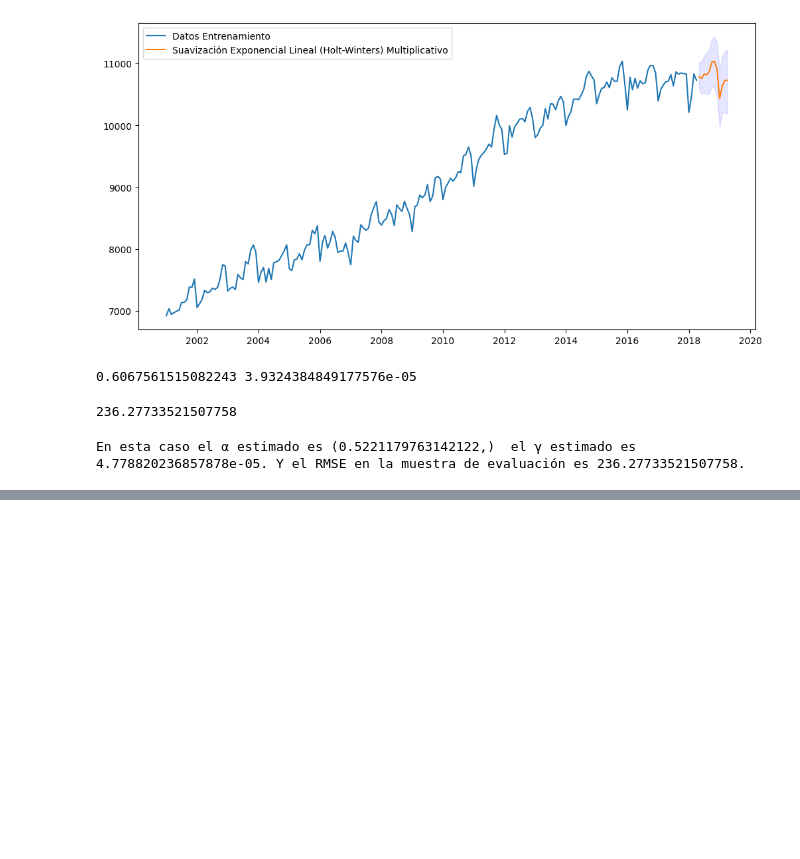
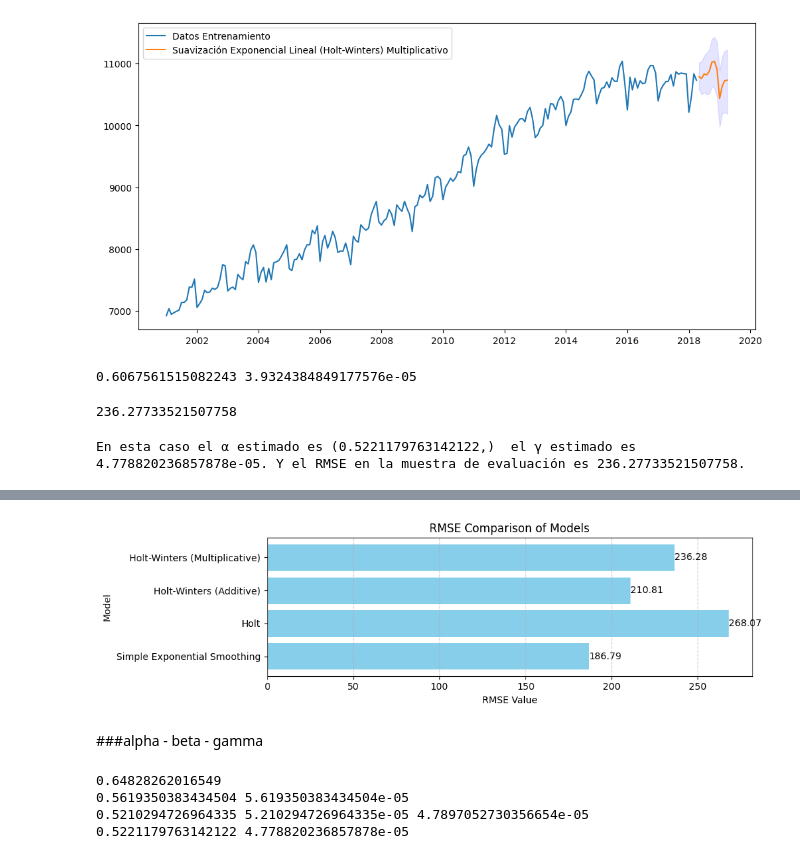
Before and after one commit to cam2149/MachineLearningIII, a Jupyter notebook: fundamentos_de_analítica_ejercicio1.ipynb, the cells around one changed output, grey strips where cells are left out. Cells and saved outputs as stored; diff of their text form; code cells hidden in the pictures; blank space fills up the shorter version.

```diff
--- a/fundamentos_de_analítica_ejercicio1.ipynb
+++ b/fundamentos_de_analítica_ejercicio1.ipynb
@@ -430,0 +451,7 @@ En esta caso el α estimado es (0.5221179763142122,)  el γ estimado es 4.778820
+# %%
+rmse_data = {
+    'Model': ['Simple Exponential Smoothing', 'Holt' ,'Holt-Winters (Additive)',  'Holt-Winters (Multiplicative)'],
+    'RMSE': [ses_rmse,rmse_holt, rmse_hw_add, rmse_hwinter_mul]
+}
+rmse_df = pd.DataFrame(rmse_data)
+rmse_df
@@ -430,0 +464,27 @@ En esta caso el α estimado es (0.5221179763142122,)  el γ estimado es 4.778820
+# %%
+# Horizontal bar plot
+plt.figure(figsize=(10, 3))
+plt.barh(rmse_df['Model'], rmse_df['RMSE'], color='skyblue')
+plt.xlabel('RMSE Value')
+plt.ylabel('Model')
+plt.title('RMSE Comparison of Models')
+plt.grid(axis='x', linestyle='--', alpha=0.7)
+# Annotate the bars with their RMSE values
+for index, value in enumerate(rmse_df['RMSE']):
+    plt.text(value, index, f'{value:.2f}', va='center')
+plt.tight_layout()
+plt.show()
+# %% [output]
+[figure, added]
+# %% [markdown]
+###alpha - beta - gamma
+# %%
+print(ses_alpha)
+print(sel_holt_alpha, sel_holt_beta)
+print(sel_winter_alpha[0], sel_winter_beta[0], sel_winter_gamma)
+print(ets_result.alpha,ets_result.gamma)
+# %% [output]
+0.64828262016549
+0.5619350383434504 5.619350383434504e-05
+0.5210294726964335 5.210294726964335e-05 4.7897052730356654e-05
+0.5221179763142122 4.778820236857878e-05
```
Also changed, not shown: parts of 19 cells of this notebook.
